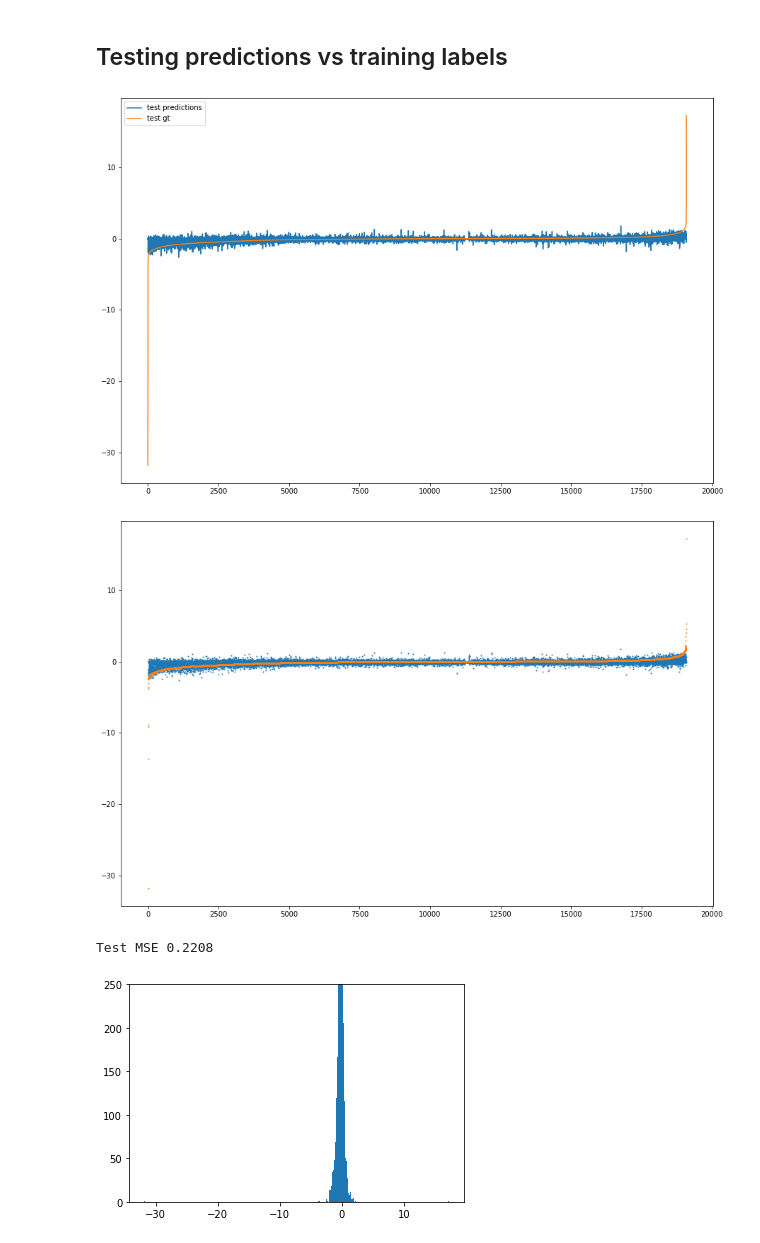
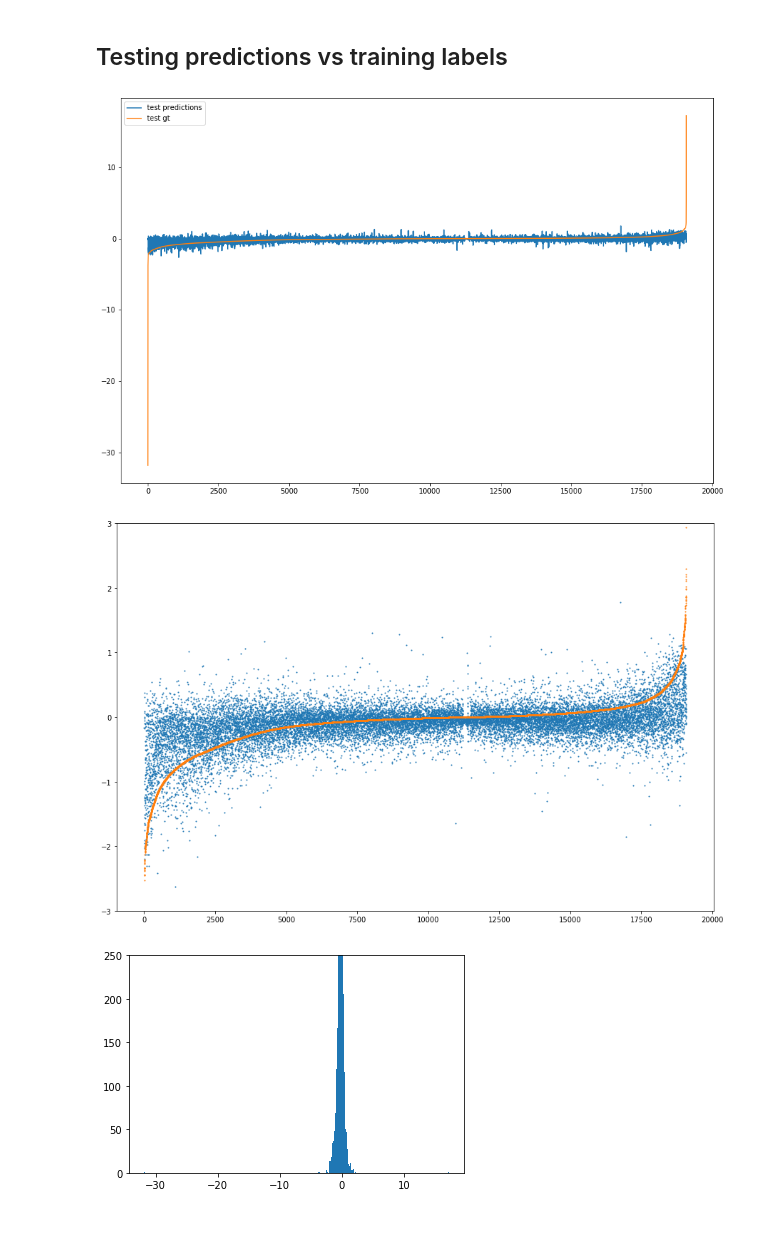
Before and after one commit to YoungseogChung/NNKit, a Jupyter notebook: notebooks/inspect_results_vnn_delta_1.ipynb, the cells around one changed output. Cells and saved outputs as stored; diff of their text form; code cells hidden in the pictures.

```diff
--- a/notebooks/inspect_results_vnn_delta_1.ipynb
+++ b/notebooks/inspect_results_vnn_delta_1.ipynb
@@ -154,18 +154,18 @@ Train MSE 0.0496
 # %%
 fig = plt.figure(figsize=figsize)
 plt.plot(test_pred.detach(), label='test predictions' )
 plt.plot(sorted_test_y, label='test gt')
 plt.legend()
 plt.show()
 
 fig = plt.figure(figsize=figsize)
 plt.scatter(np.arange(test_pred.shape[0]), test_pred.detach(), label='test predictions', s=1)
 plt.scatter(np.arange(sorted_test_y.shape[0]), sorted_test_y, label='test gt', s=1)
+plt.ylim(-3,3)
 plt.show()
 # %% [output]
 [figure]
-[figure, old version]
+[figure, new version]
-Test MSE 0.2208
 # %%
 # fig = plt.figure(figsize=figsize)
 plt.hist(sorted_test_y.flatten(), bins = 1000, label='test gt')
```
Also changed, not shown: 9 other files.
